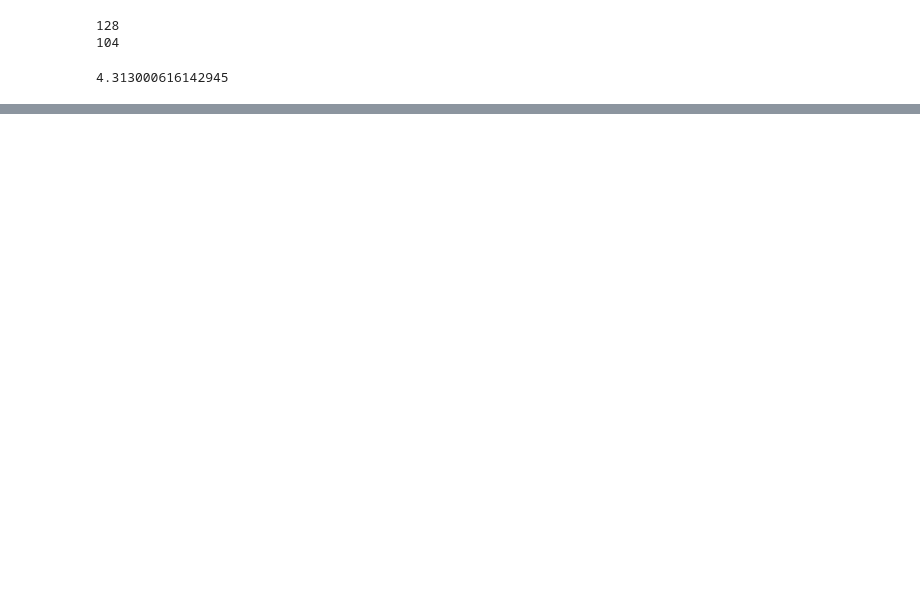
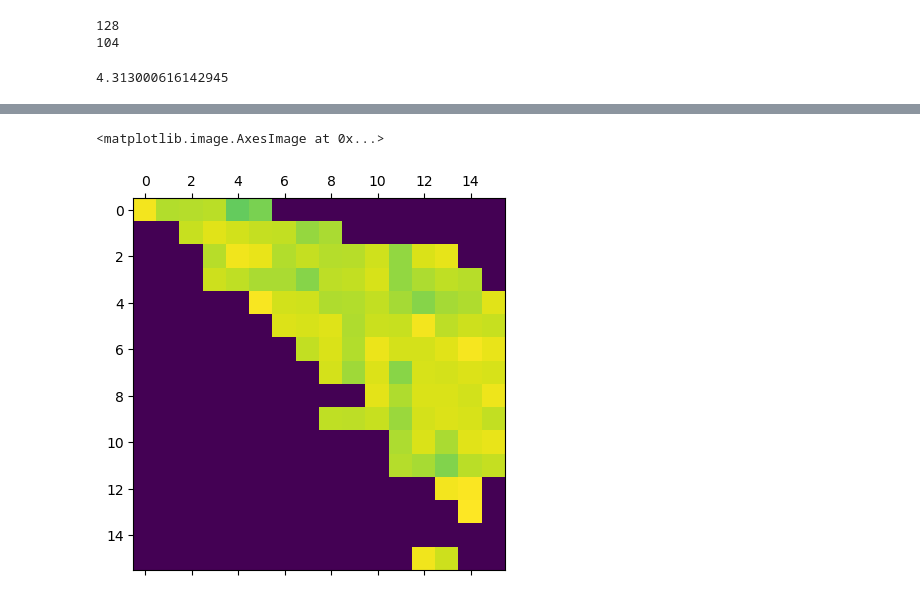
Before and after one commit to suyash144/DeepMatch, a Jupyter notebook: testing/conflict_matches.ipynb, the cells around one changed output, grey strips where cells are left out. Cells and saved outputs as stored; diff of their text form; code cells hidden in the pictures; blank space fills up the shorter version.

```diff
--- a/testing/conflict_matches.ipynb
+++ b/testing/conflict_matches.ipynb
@@ -183,0 +177,17 @@ Name: DNN_day1, Length: 149, dtype: datetime64[ns]
+# %%
+days = max(len(dnn["DNN_day1"].unique()), len(dnn["DNN_day2"].unique()))
+if len(dnn["DNN_day1"].unique()) >= len(dnn["DNN_day2"].unique()):
+    days = dnn["DNN_day1"].unique()
+else:
+    days = dnn["DNN_day2"].unique()
+output = np.empty((len(days), len(days)))
+
+for idx, row in dnn.iterrows():
+    i = np.where(days==row["DNN_day1"])
+    j = np.where(days==row["DNN_day2"])
+    output[i,j] = row["DNNauc"]
+
+plt.matshow(output)
+# %% [output]
+<matplotlib.image.AxesImage at 0x...>
+[figure, added]
```
Also changed, not shown: parts of 3 cells of this notebook, 2 other files.
